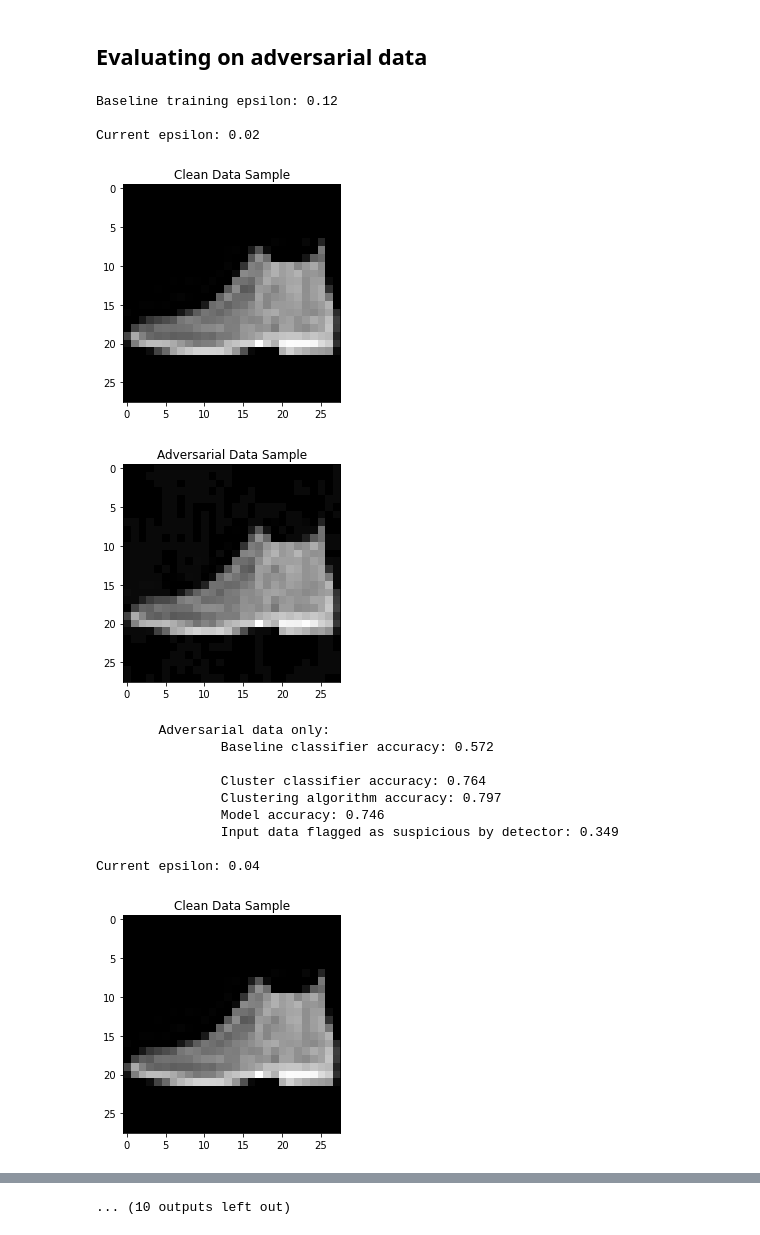
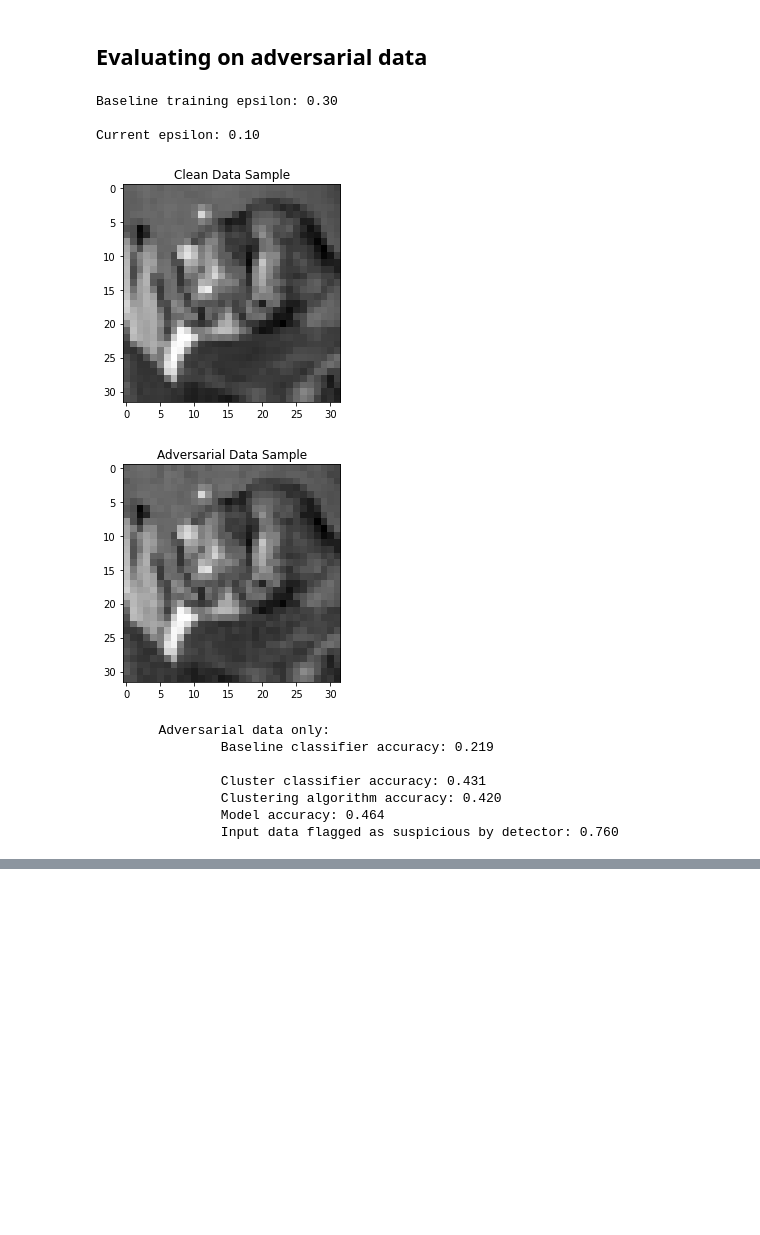
Before and after one commit to aranganath/Adversarial, a Jupyter notebook: Adversarial_Sample_Detection_with_Clustering.ipynb, the cells around one changed output, grey strips where cells are left out. Drawn from its saved outputs; the diff is of its cells as text; code cells hidden in the pictures; blank space fills up the shorter version.

```diff
--- a/Adversarial_Sample_Detection_with_Clustering.ipynb
+++ b/Adversarial_Sample_Detection_with_Clustering.ipynb
@@ -59,32 +87,18 @@ model = utils.load_VGG('trained_models/' + model_name + '.pt')
 # %% [markdown]
 ### Input Space (Dimensionality Reduction) Transforms - optional
 # %%
-# SKLearn method for determining a "minimum" number of components to reduce the dataset to
-#n_comp = johnson_lindenstrauss_min_dim(X_train.shape[0], eps=.99)
-
-# Control (no transform): Wall time: 2min 53s, clean: 0.9733, adv: 0.8829
-#transformer = None
-
-# GaussianRandomProjection(n_components=374): Wall time: 1min 47s, clean: 0.9737, adv: 0.8892
-# 2nd run: Wall time: 1min 52s, clean: 0.9727, adv: 0.911
-#transformer = random_projection.GaussianRandomProjection(n_components=n_comp)
-
-# SparseRandomProjection(n_components=374): Wall time: 1min 46s, clean: 0.9744, adv: 0.9247
-# 2nd run: Wall time: 1min 47s, clean: 0.9706, adv: 0.8998
-#transformer = random_projection.SparseRandomProjection(n_components=n_comp)
-
-# PCA(n_components=374): Wall time: 1min 53s, clean: 0.9783, adv: 0.9137
-# 2nd run: Wall time: 1min 32s, clean: 0.9757, adv: 0.9028
-#transformer = PCA(n_components=n_comp)
-
-# FeatureAgglomeration(n_clusters=10):  Wall time: 46.2 s, clean: 0.8512, adv: 0.782
-#transformer = cluster.FeatureAgglomeration(n_clusters=10)
-
 # Discrete Cosine Transform
-transformer = DCTDimReducer([size, size], coef_size_reduction=16)
+transformer = DCTDimReducer(coef_size_reduction=24)
 # %% [markdown]
 ### Fitting the clustering classifier on clean data
 # %%
-classifier = Classifier(model, input_transform=transformer, SVC_C = 10)
+# Best = 100 - better on eps >= 2
+classifier = Classifier(model, input_transform=transformer, SVC_C = 100)
 
 classifier.fit(X_train, y_train)
+
+runtime = dict()
+runtime['input_cluster_train_time'] = classifier.input_cluster_train_time
+runtime['output_cluster_train_time'] = classifier.output_cluster_train_time
+runtime['dim_reduction_time'] = transformer.transform_time
+print(runtime)
@@ -105,8 +121,8 @@ Clean data flagged as suspicious by detector: 22.160%
 # %% [markdown]
 ## Evaluating on adversarial data
 # %%
-test_eps = [2e-2, 4e-2, 8e-2, 1.2e-1, 1.6e-1, 2.4e-1, 3.2e-1]
-print("Baseline training epsilon: %.2f" % (1.2e-1))
+test_eps = [.1]#, .3, .6, 1, 1.5, 2, 3]
+print("Baseline training epsilon: %.2f" % (3e-1))
 
 baseline_performance = dict()
 clustering_classifier_performance = dict()
@@ -115,50 +131,55 @@ cnn_accuracy = dict()
 clustering_detector_performance = dict()
 
 test_dataloader = utils.create_dataloader(X_test, y_test)
+
+baseline_performance['clean'] = utils.eval_model(baseline_model, X_test, y_test)
+
+# Clustering classifier and adversarial detection accuracy
+clustering_classifier_performance['clean'] = classifier.score(X_test, y_test)
+cluster_accuracy['clean'] = classifier.cluster_accuracy
+cnn_accuracy['clean'] = classifier.cnn_accuracy
+clustering_detector_performance['clean'] = 1 - classifier.proportion_flagged
 
 for eps in test_eps:
     adv_test_data = utils.add_adversarial_noise(model, test_dataloader, eps=eps)
 
     print("\nCurrent epsilon: %.2f" % (eps))
 
     plt.imshow(X_test[0].reshape(dimensions), cmap='gray')
     plt.title("Clean Data Sample")
     plt.show()
 
     plt.imshow(adv_test_data[0].reshape(dimensions), cmap='gray')
     plt.title("Adversarial Data Sample")
     plt.show()
 
     # Testing both classifiers on adversarial data only
     # Baseline accuracy
     baseline_performance[str(eps)] = utils.eval_model(baseline_model, adv_test_data, y_test)
 
     print("\tAdversarial data only:")
     print("\t\tBaseline classifier accuracy: %.3f" % (baseline_performance[str(eps)]))
 
     # Clustering classifier and adversarial detection accuracy
     clustering_classifier_performance[str(eps)] = classifier.score(adv_test_data, y_test)
     cluster_accuracy[str(eps)] = classifier.cluster_accuracy
     cnn_accuracy[str(eps)] = classifier.cnn_accuracy
     clustering_detector_performance[str(eps)] = classifier.proportion_flagged
 
     print("\n\t\tCluster classifier accuracy: %.3f" % (clustering_classifier_performance[str(eps)]))
     print("\t\tClustering algorithm accuracy: %.3f" % (cluster_accuracy[str(eps)]))
     print("\t\tModel accuracy: %.3f" % (cnn_accuracy[str(eps)]))
     print("\t\tInput data flagged as suspicious by detector: %.3f" % (clustering_detector_performance[str(eps)]))
 # %% [output]
-Baseline training epsilon: 0.12
+Baseline training epsilon: 0.30
 
-Current epsilon: 0.02
+Current epsilon: 0.10
-[figure, old version]
+[figure, new version]
-[figure, old version]
+[figure, new version]
         Adversarial data only:
-                Baseline classifier accuracy: 0.572
+                Baseline classifier accuracy: 0.219
 
-                Cluster classifier accuracy: 0.764
-                Clustering algorithm accuracy: 0.797
-                Model accuracy: 0.746
-                Input data flagged as suspicious by detector: 0.349
-
-Current epsilon: 0.04
+                Cluster classifier accuracy: 0.431
+                Clustering algorithm accuracy: 0.420
+                Model accuracy: 0.464
+                Input data flagged as suspicious by detector: 0.760
-[figure, removed]
@@ -188,4 +186,3 @@ Current epsilon: 0.12
-... (10 outputs left out)
 # %%
 # Clustering classifier results:
 
```
Also changed, not shown: parts of 7 cells of this notebook, 21 other files.
